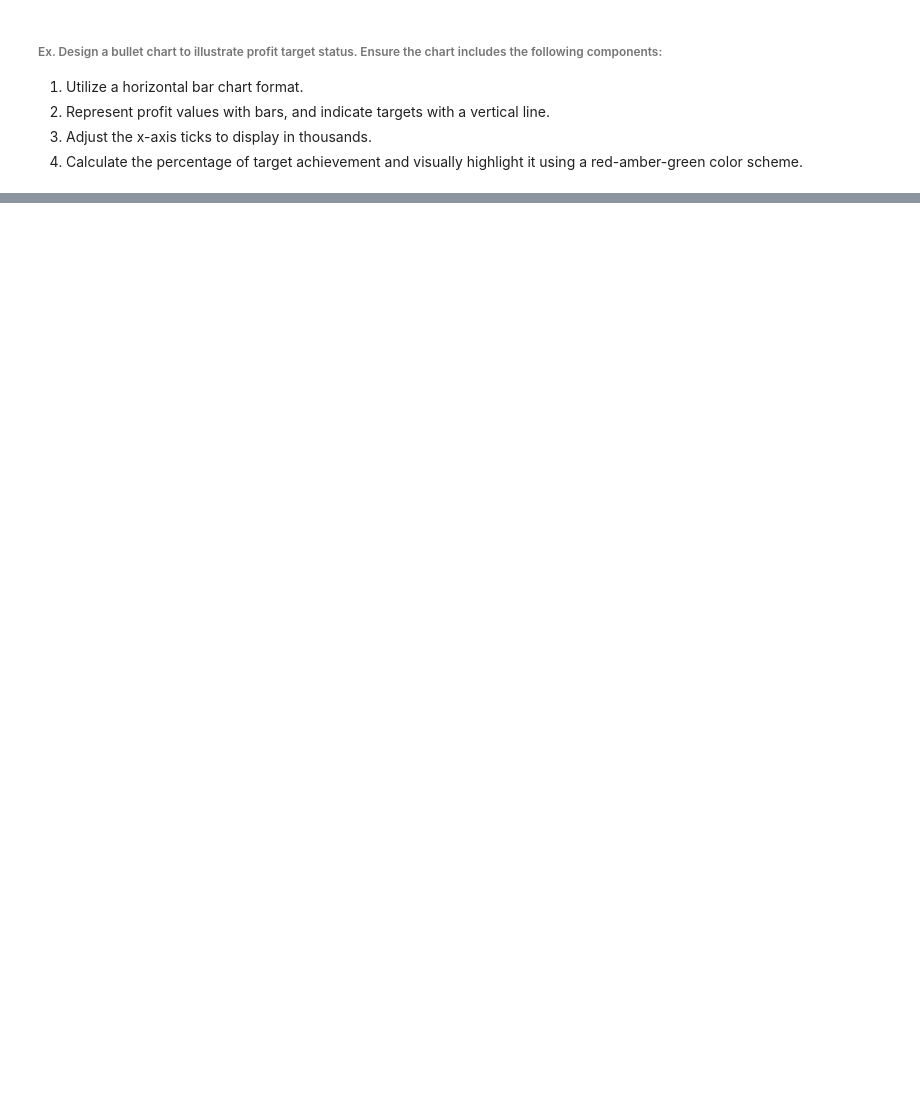
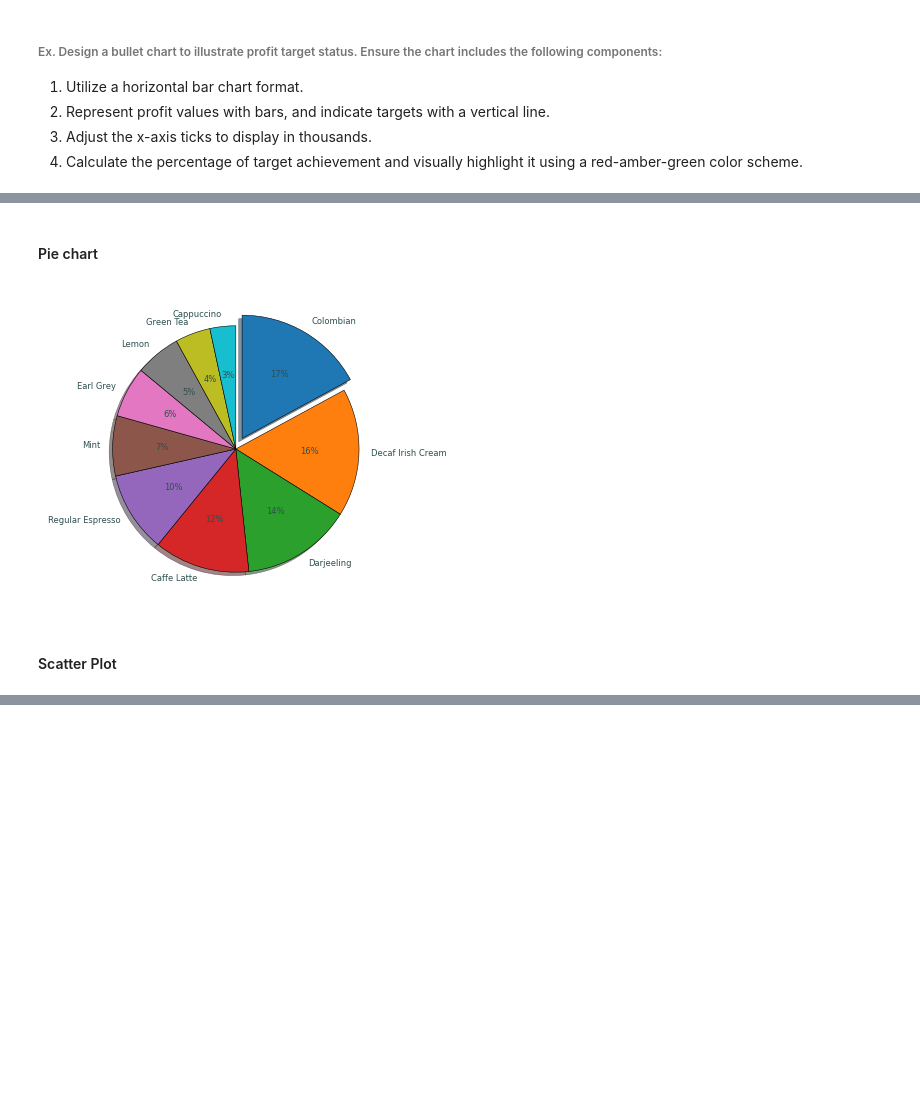
Before and after one commit to knowledge-corner/Optum_Global_nov_24, a Jupyter notebook: Day - 2.ipynb, the cells around one changed output, grey strips where cells are left out. Drawn from its saved outputs; the diff is of its cells as text; code cells hidden in the pictures; blank space fills up the shorter version.

```diff
--- a/Day - 2.ipynb
+++ b/Day - 2.ipynb
@@ -284,0 +324,14 @@ plt.show()
+# %% [markdown]
+#### Pie chart
+# %%
+plt.figure(figsize=(4, 4))
+# plt.pie(sales, labels = products, autopct="%1.1f%%")
+exp = np.insert(np.zeros(9), 0, 0.1)
+plt.pie(sales[sort_ord], labels = products[sort_ord], autopct="%1d%%", startangle=90,
+        counterclock=False, explode=exp, shadow = True, wedgeprops={'edgecolor': 'black', "linewidth" : 0.4},
+       textprops={"fontsize" : 6, "color" : "darkslategrey"})
+plt.show()
+# %% [output]
+[figure, added]
+# %% [markdown]
+#### Scatter Plot
```
Also changed, not shown: parts of 12 cells of this notebook.
